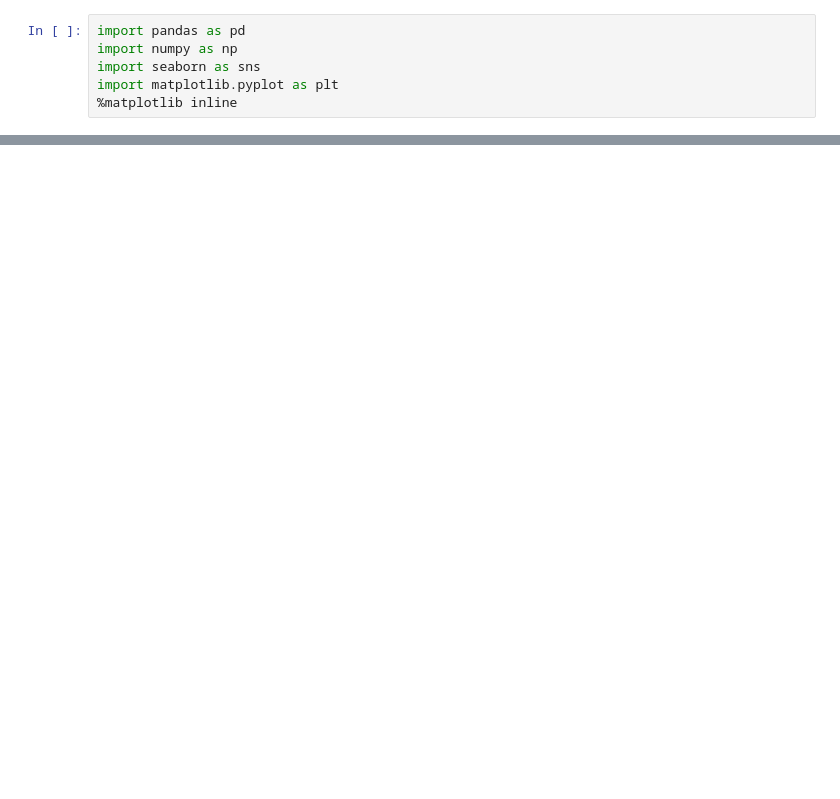
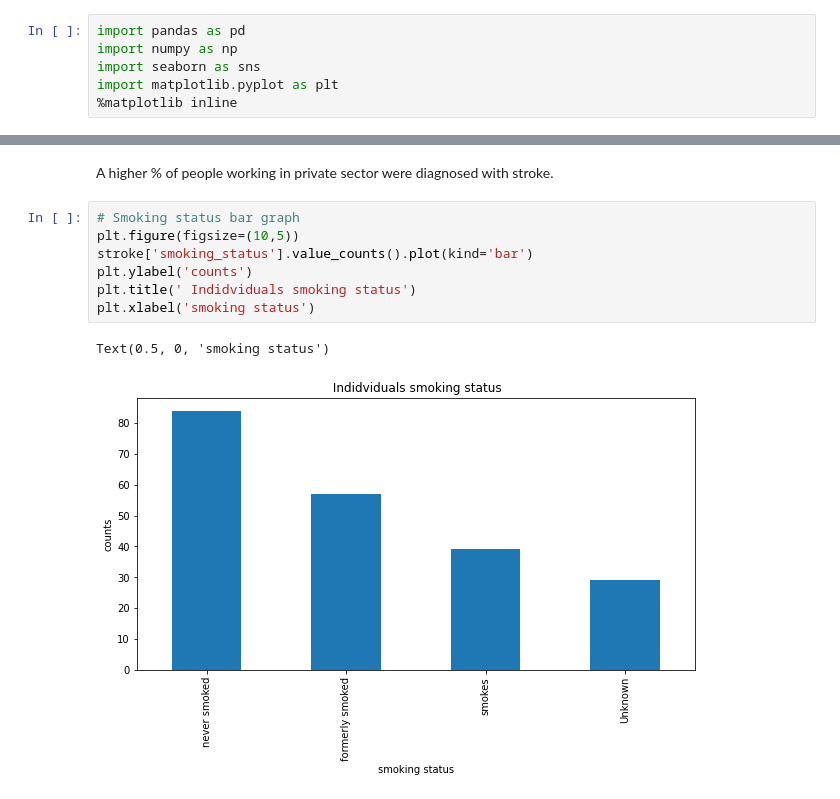
Before and after one commit to quincynjoroge/stroke-health-care-analysis, a Jupyter notebook: Untitled4.ipynb, the cells around one changed output, grey strips where cells are left out. Drawn from its saved outputs; the diff is of its cells as text; blank space fills up the shorter version.

```diff
--- a/Untitled4.ipynb
+++ b/Untitled4.ipynb
@@ -20,0 +330,12 @@ healthdata.head()
+# %% [markdown]
+A higher % of people working in private sector were diagnosed with stroke.
+# %%
+# Smoking status bar graph
+plt.figure(figsize=(10,5))
+stroke['smoking_status'].value_counts().plot(kind='bar')
+plt.ylabel('counts')
+plt.title(' Indidviduals smoking status')
+plt.xlabel('smoking status')
+# %% [output]
+Text(0.5, 0, 'smoking status')
+[figure, added]
```
Also changed, not shown: parts of 81 cells of this notebook.
